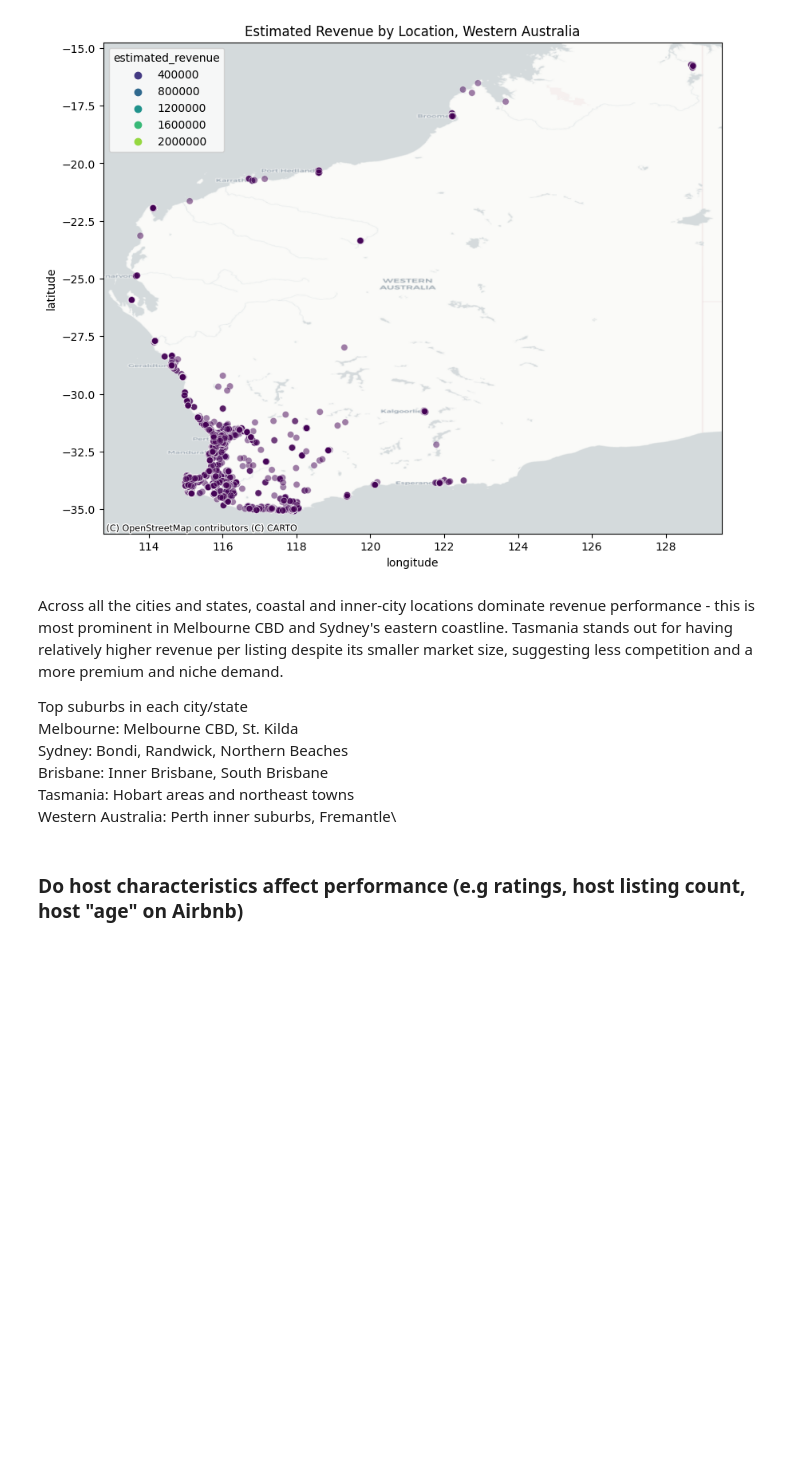
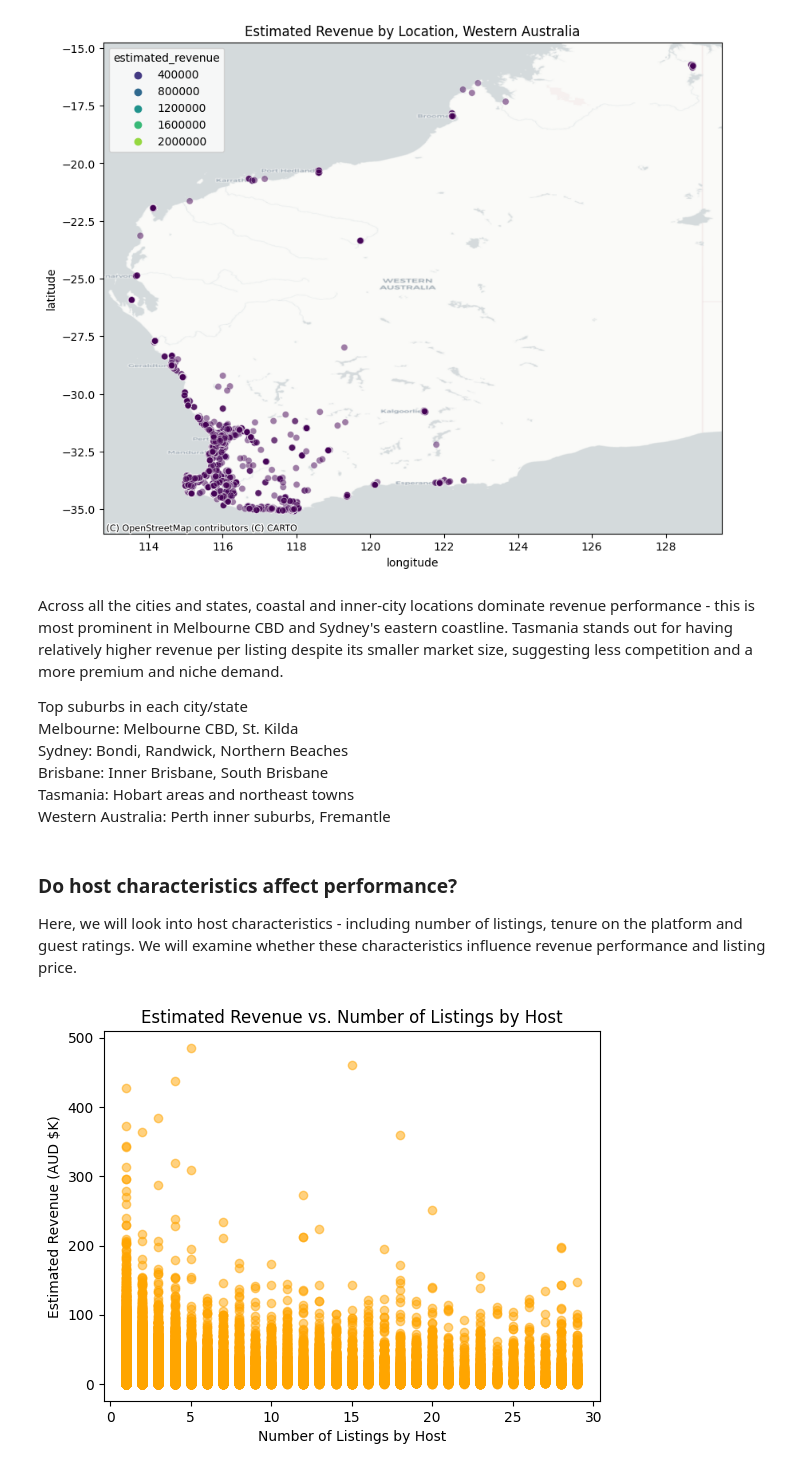
Before and after one commit to jxcksonli/airbnb-australia-price-analysis, a Jupyter notebook: airbnbn-analysis.ipynb, the cells around one changed output. Saved outputs shown, nothing was run; the diff lists cells and outputs as text; code cells hidden in the pictures; blank space fills up the shorter version.

Commit message:
Host analysis

```diff
--- a/airbnbn-analysis.ipynb
+++ b/airbnbn-analysis.ipynb
@@ -228,6 +229,27 @@ Melbourne: Melbourne CBD, St. Kilda\
 Sydney: Bondi, Randwick, Northern Beaches\
 Brisbane: Inner Brisbane, South Brisbane\
 Tasmania: Hobart areas and northeast towns\
-Western Australia: Perth inner suburbs, Fremantle\
+Western Australia: Perth inner suburbs, Fremantle
 # %% [markdown]
-### Do host characteristics affect performance (e.g ratings, host listing count, host "age" on Airbnb)
+### Do host characteristics affect performance?
+
+
+Here, we will look into host characteristics - including number of listings, tenure on the platform and guest ratings.  We will examine whether these characteristics influence revenue performance and listing price.
+# %%
+combined = pd.concat(major_cities.values(), ignore_index=True) # Combine all the cities into one dataset for easier analysis and visualisation
+combined.groupby('host_id')
+combined['host_listings_count'] = combined['host_listings_count'].fillna(0).astype(int)
+combined['estimated_revenue'] = combined['estimated_revenue'].fillna(0).astype(int)
+combined = combined[combined['estimated_revenue'] > 0]
+combined = combined[combined['estimated_revenue'] < 500000]
+combined = combined[combined['host_listings_count'] > 0]
+combined = combined[combined['host_listings_count'] < 30]
+
+
+plt.scatter(combined['host_listings_count'], combined['estimated_revenue'] / 1000, alpha=0.5, color = 'orange')
+plt.xlabel('Number of Listings by Host')
+plt.ylabel('Estimated Revenue (AUD $K)')
+plt.title('Estimated Revenue vs. Number of Listings by Host')
+plt.show()
+# %% [output]
+[figure, added]
```
Also changed, not shown: parts of 7 cells of this notebook.
